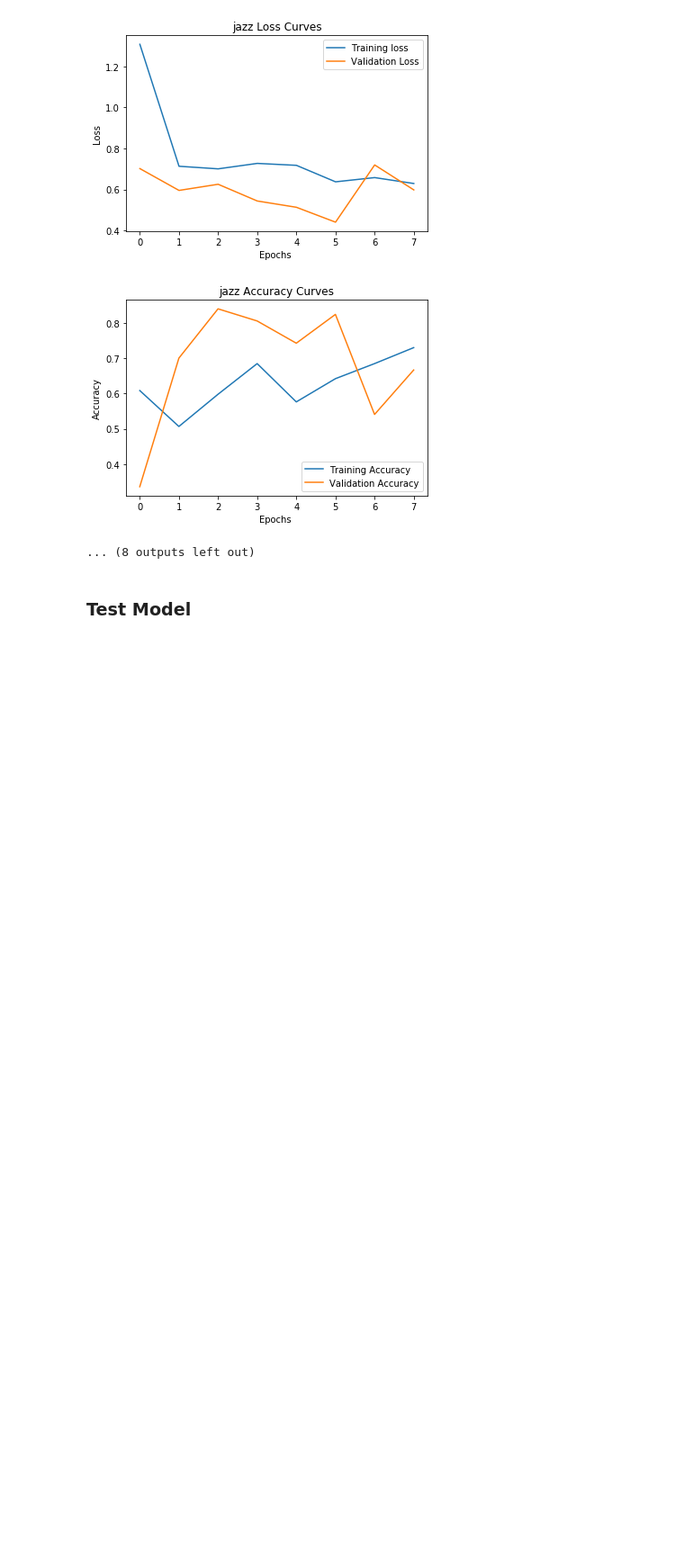
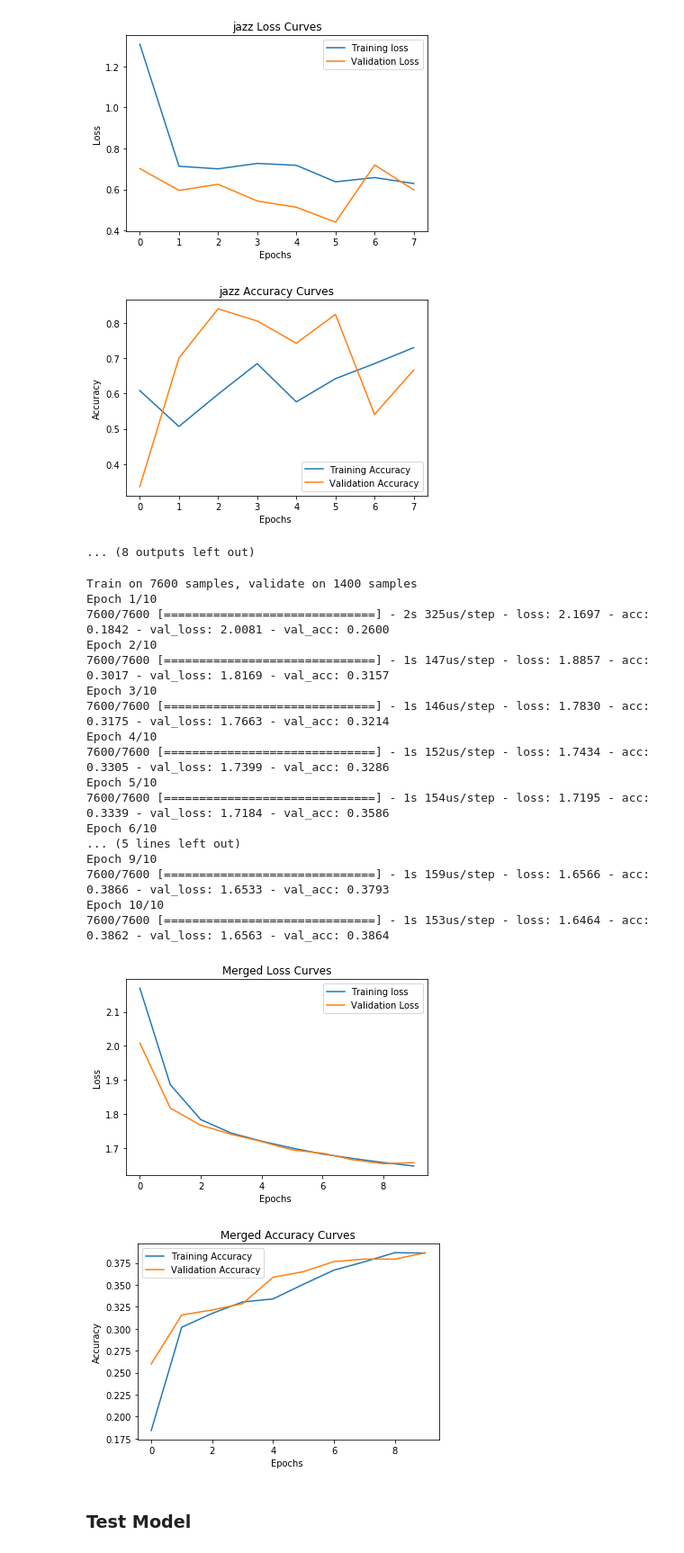
Before and after one commit to trevorlapay/UNMFall18_ML_Project3, a Jupyter notebook: SpectrogramClassifier.ipynb, the cells around one changed output. Shown at 90% size. Saved outputs shown, nothing was run; the diff lists cells and outputs as text; code cells hidden in the pictures; blank space fills up the shorter version.

```diff
--- a/SpectrogramClassifier.ipynb
+++ b/SpectrogramClassifier.ipynb
@@ -126,6 +126,11 @@ for genre in genres:
                   optimizer='rmsprop',
                   metrics=['accuracy'])
     genre_models.append(model)
+# %%
+merge_model = tensorflow.keras.models.Sequential()
+merge_model.add(Dense(10, input_dim=10, activation='relu'))
+merge_model.add(Dense(10, activation='softmax'))
+merge_model.compile(optimizer="adam", loss="categorical_crossentropy", metrics=['accuracy'])
 # %% [markdown]
 ### Train Model
 # %%
@@ -241,6 +246,50 @@ for i, history in enumerate(genre_histories):
 # %%
 for i, model in enumerate(genre_models):
     model.save_weights(nowStr() + '_Spectrogram_Classifier_Weights_genre{}.h5'.format(i))
+# %%
+def evaluate_confidences(x):
+    y = np.zeros((x.shape[0], 10))
+    for i in range(x.shape[0]):
+        for genre in range(10):
+            y[i, genre] = genre_models[genre].predict(x[i:i+1])[0,0]
+    return y
+# %%
+training_confidences = evaluate_confidences(training_data)
+val_confidences = evaluate_confidences(val_data)
+# %%
+merge_history = merge_model.fit(training_confidences,
+                                training_labels_onehot,
+                                batch_size=10,
+                                epochs=10,
+                                verbose=1,
+                                validation_data=(val_confidences,
+                                                 val_labels_onehot),
+                               callbacks=[EarlyStopping(monitor='val_loss',
+                                   min_delta=0,
+                                   patience=2,
+                                   verbose=1, mode='auto')])
+plot_loss_curve(merge_history, title_prefix='Merged ')
+plot_acc_curve(merge_history, title_prefix='Merged ')
+# %% [output]
+Train on 7600 samples, validate on 1400 samples
+Epoch 1/10
+7600/7600 [==============================] - 2s 325us/step - loss: 2.1697 - acc: 0.1842 - val_loss: 2.0081 - val_acc: 0.2600
+Epoch 2/10
+7600/7600 [==============================] - 1s 147us/step - loss: 1.8857 - acc: 0.3017 - val_loss: 1.8169 - val_acc: 0.3157
+Epoch 3/10
+7600/7600 [==============================] - 1s 146us/step - loss: 1.7830 - acc: 0.3175 - val_loss: 1.7663 - val_acc: 0.3214
+Epoch 4/10
+7600/7600 [==============================] - 1s 152us/step - loss: 1.7434 - acc: 0.3305 - val_loss: 1.7399 - val_acc: 0.3286
+Epoch 5/10
+7600/7600 [==============================] - 1s 154us/step - loss: 1.7195 - acc: 0.3339 - val_loss: 1.7184 - val_acc: 0.3586
+Epoch 6/10
+... (5 lines left out)
+Epoch 9/10
+7600/7600 [==============================] - 1s 159us/step - loss: 1.6566 - acc: 0.3866 - val_loss: 1.6533 - val_acc: 0.3793
+Epoch 10/10
+7600/7600 [==============================] - 1s 153us/step - loss: 1.6464 - acc: 0.3862 - val_loss: 1.6563 - val_acc: 0.3864
+[figure, added]
+[figure, added]
 # %% [markdown]
 ### Test Model
 # %%
```
Also changed, not shown: parts of 3 cells of this notebook, 1 other file.
